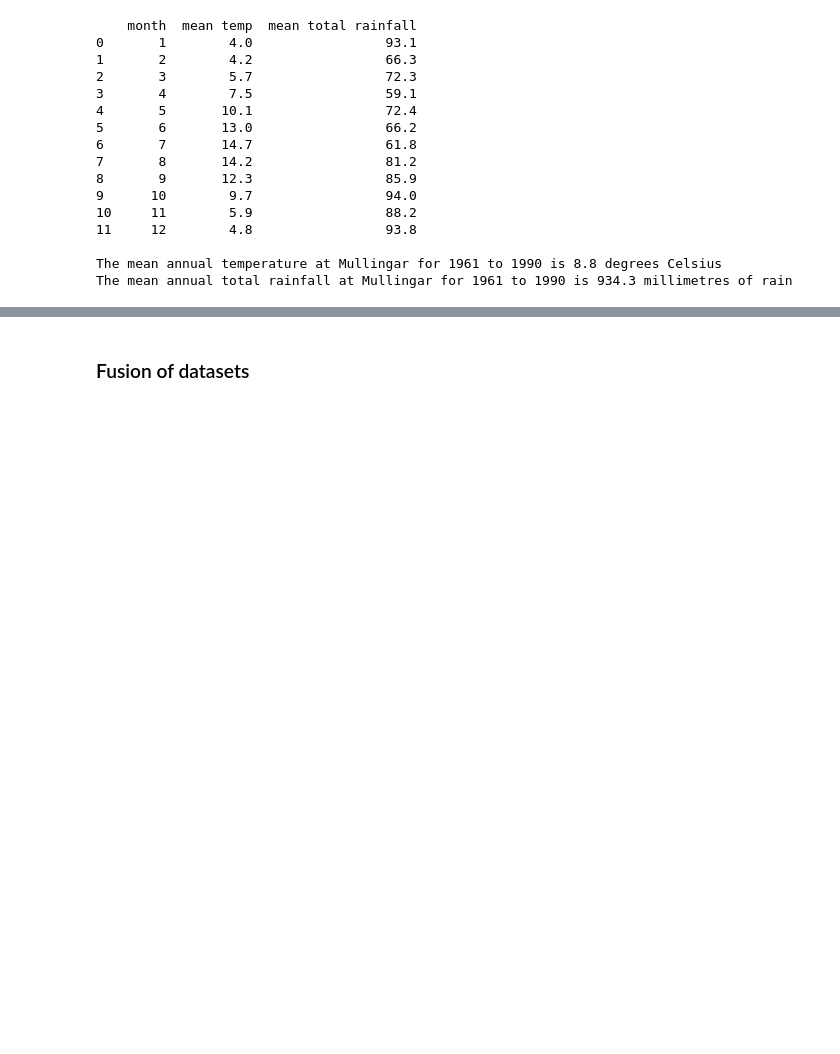
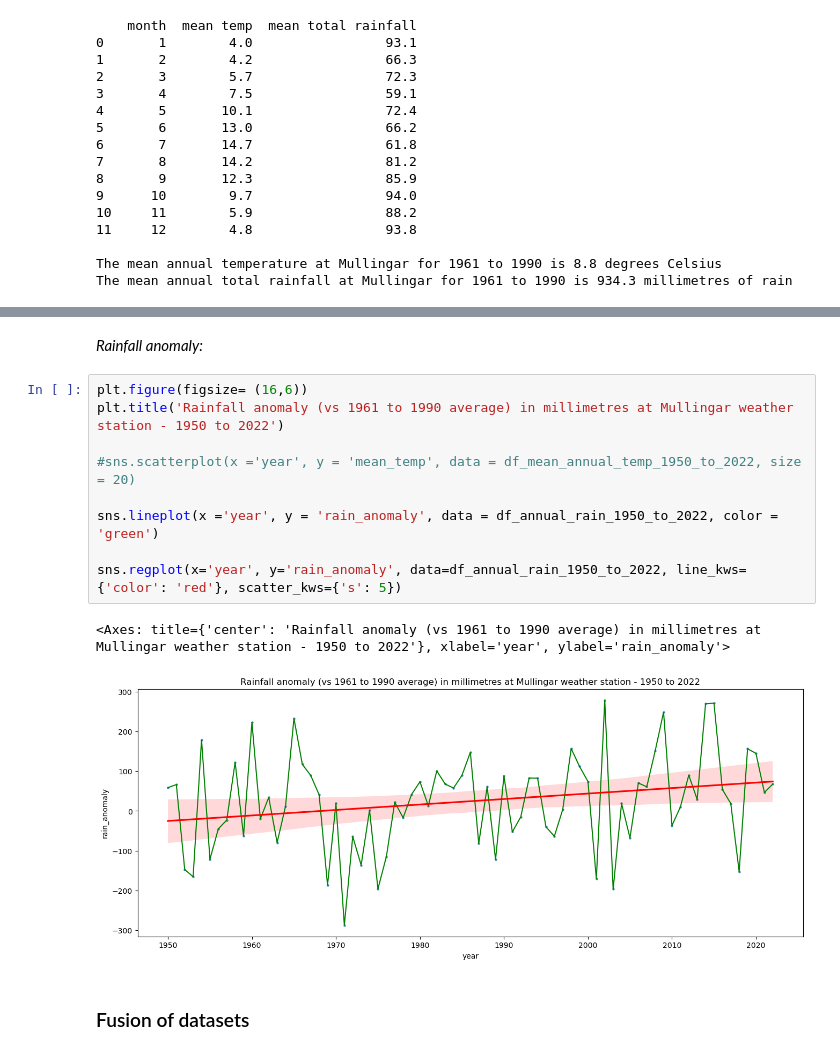
Before and after one commit to jmce22/pfda_project2, a Jupyter notebook: pfda_project2.ipynb, the cells around one changed output, grey strips where cells are left out. Saved outputs shown, nothing was run; the diff lists cells and outputs as text; blank space fills up the shorter version.

```diff
--- a/pfda_project2.ipynb
+++ b/pfda_project2.ipynb
@@ -869,3 +923,17 @@ The mean annual total rainfall at Mullingar for 1961 to 1990 is 934.3 millimetre
+# %% [markdown]
+*Rainfall anomaly:*
+# %%
+plt.figure(figsize= (16,6))
+plt.title('Rainfall anomaly (vs 1961 to 1990 average) in millimetres at Mullingar weather station - 1950 to 2022')
+
+#sns.scatterplot(x ='year', y = 'mean_temp', data = df_mean_annual_temp_1950_to_2022, size = 20)
+
+sns.lineplot(x ='year', y = 'rain_anomaly', data = df_annual_rain_1950_to_2022, color = 'green')
+
+sns.regplot(x='year', y='rain_anomaly', data=df_annual_rain_1950_to_2022, line_kws={'color': 'red'}, scatter_kws={'s': 5})
+# %% [output]
+<Axes: title={'center': 'Rainfall anomaly (vs 1961 to 1990 average) in millimetres at Mullingar weather station - 1950 to 2022'}, xlabel='year', ylabel='rain_anomaly'>
+[figure, added]
 # %% [markdown]
 ### Fusion of datasets ###
 # %% [markdown]
```
Also changed, not shown: parts of 6 cells of this notebook.
